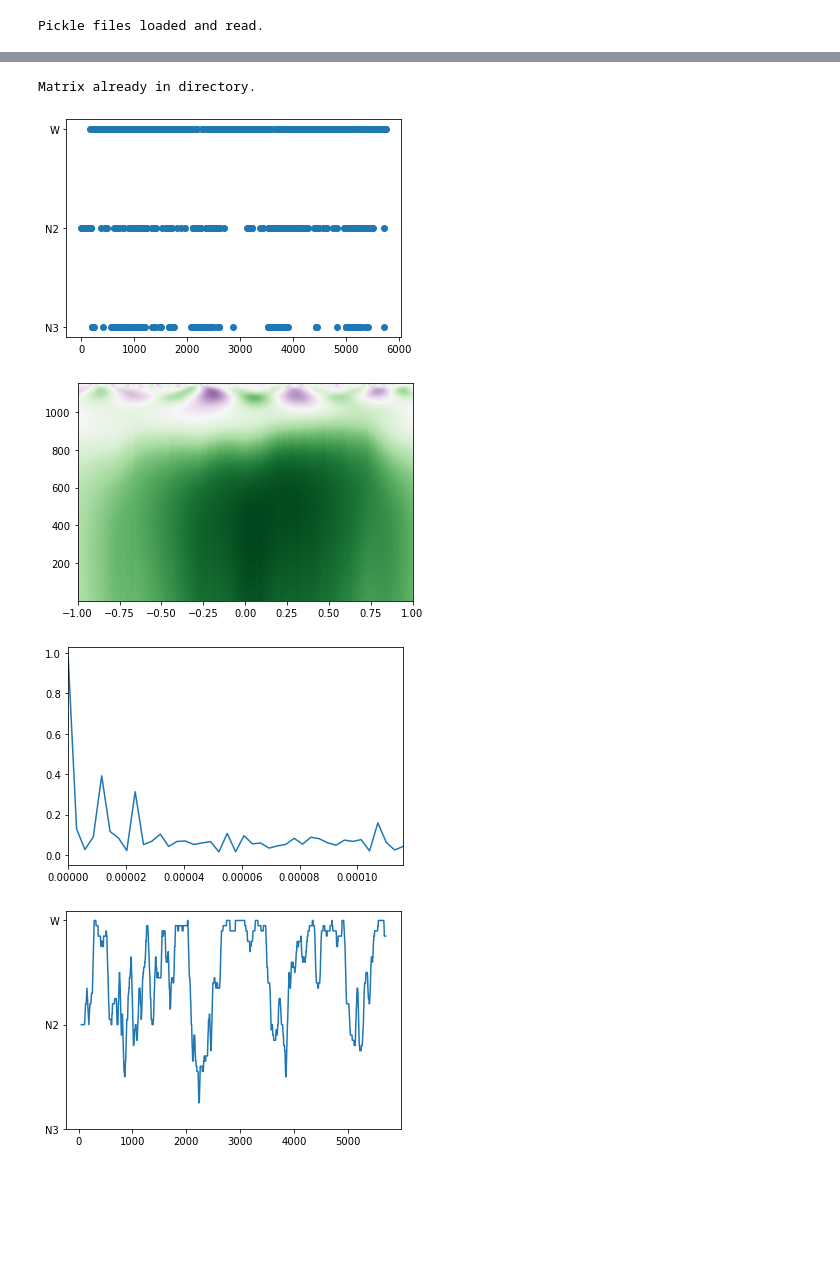
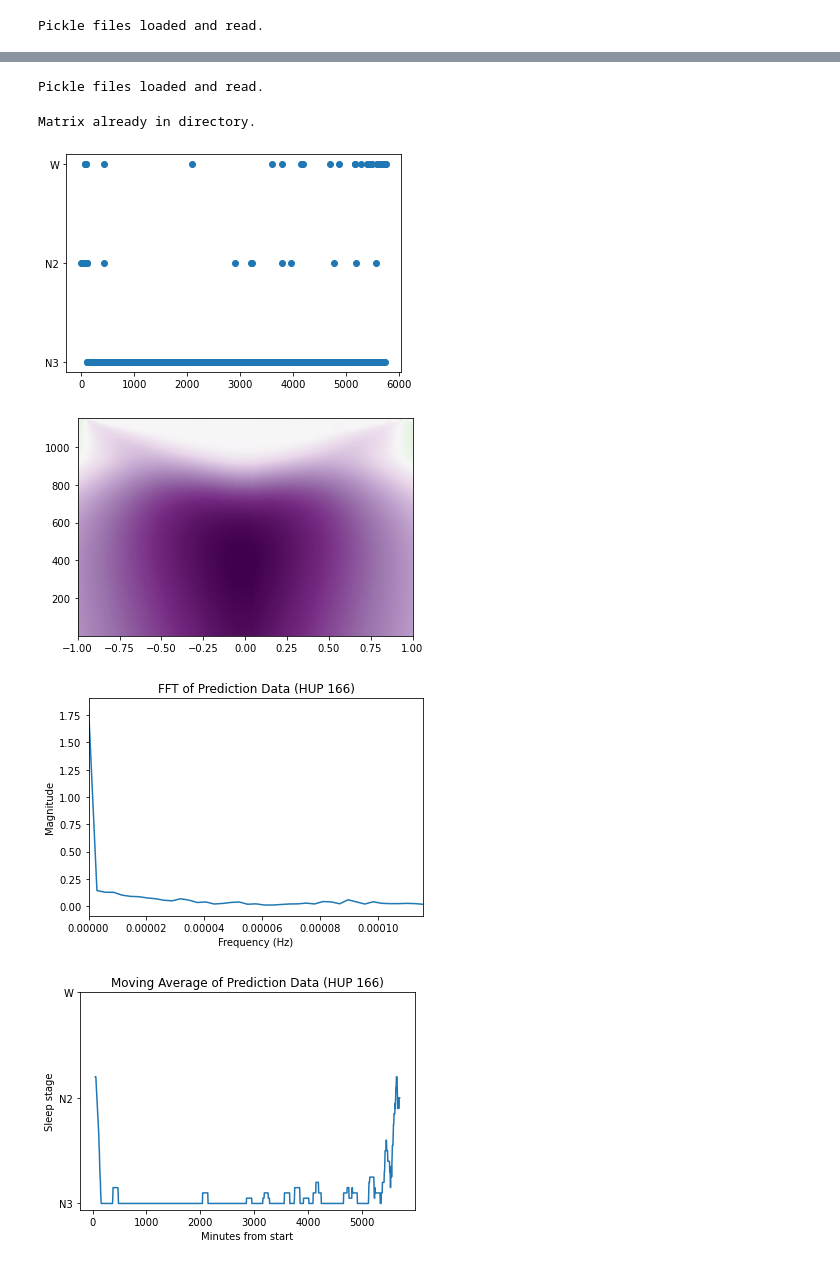
Before and after one commit to ianzyong/network-states, a Jupyter notebook: notebooks/Sleep Model Validation.ipynb, the cells around one changed output, grey strips where cells are left out. Saved outputs shown, nothing was run; the diff lists cells and outputs as text; code cells hidden in the pictures; blank space fills up the shorter version.

```diff
--- a/notebooks/Sleep Model Validation.ipynb
+++ b/notebooks/Sleep Model Validation.ipynb
@@ -182,0 +248,20 @@ for segment in bipolar_data:
+# %%
+# HUP166
+# load in pickle files, unpickle as needed
+pickle_dir = '/mnt/local/gdrive/public/USERS/ianzyong/network-states/data/sub-HUP166/eeg'
+files = os.listdir(pickle_dir)
+
+# get start times
+start_times = [int(re.findall(r'[0-9]+', f)[2]) for f in files]
+sorted_times = sorted(start_times)
+formatted_time_in_order = [convertSeconds(int(time/1000000)-1) for time in sorted_times]
+
+# sort files by start time
+sorted_files = [x for _,x in sorted(zip(start_times,files))]
+
+# load in connectivity matrices
+pickle_data = [pd.read_pickle("{}/{}".format(pickle_dir,f)) for f in sorted_files]
+
+print("Pickle files loaded and read.")
+# %% [output]
+Pickle files loaded and read.
@@ -183,17 +361,14 @@ for segment in bipolar_data:
 # %%
 # save results to file if it does not exist
 # otherwise, load results
-if not os.path.isfile("HUP177_predictions.npy"):
+if not os.path.isfile("HUP166_predictions.npy"):
 
     # save results to file
-    np.save("HUP177_predictions.npy",prediction_text)
+    np.save("HUP166_predictions.npy",prediction_text)
 
 else:
     print("Matrix already in directory.")
-    prediction_text = np.load("HUP177_predictions.npy",allow_pickle=True)
-
-prediction_text = [x[0][0] for x in segment_predictions]
-prediction_text = [float(x.replace("W","1").replace("N2","0").replace("N3","-1")) for x in prediction_text]
+    prediction_text = np.load("HUP166_predictions.npy",allow_pickle=True)
 
 # plot segment predictions
 t = range(0,4*24*60,5)
@@ -209,34 +384,40 @@ for k in range(0,len(prediction_text)):
 # morlet wavelet transform
 widths = np.arange(1,1152)
 cwtmatr = signal.cwt(prediction_text, signal.ricker, widths)
 plt.imshow(cwtmatr, extent=[-1, 1, 1, max(widths)], cmap='PRGn', aspect='auto', vmax=abs(cwtmatr).max(), vmin=-abs(cwtmatr).max())
 plt.show()
 
 # fft
 N = len(prediction_text)
 T = 5*60
 yf = fft(prediction_text)
 xf = fftfreq(N, T)[:N//2]
 plt.plot(xf, 2.0/N * np.abs(yf[0:N//2]))
 plt.xlim([0, 10*(1/86400)])
+plt.title("FFT of Prediction Data (HUP 166)")
+plt.xlabel("Frequency (Hz)")
+plt.ylabel("Magnitude")
 plt.show()
 
 # moving average
 # calculate a moving average
 window_size = 20;
 half_window = int(window_size/2)
 for k in range(half_window,len(prediction_text)-half_window):
     if k == half_window:
         pred_avg = np.mean(prediction_text[k-half_window:k+half_window]);
     else:
         pred_avg = np.append(pred_avg,np.mean(prediction_text[k-half_window:k+half_window]))
 
 plt.plot(5*np.arange(half_window,len(prediction_text)-half_window),pred_avg)
 plt.yticks([-1, 0, 1],["N3","N2","W"])
+plt.title("Moving Average of Prediction Data (HUP 166)")
+plt.xlabel("Minutes from start")
+plt.ylabel("Sleep stage")
 plt.show()
 # %% [output]
 Matrix already in directory.
-[figure, old version]
+[figure, new version]
-[figure, old version]
+[figure, new version]
-[figure, old version]
+[figure, new version]
-[figure, old version]
+[figure, new version]
```
Also changed, not shown: parts of 12 cells of this notebook.
